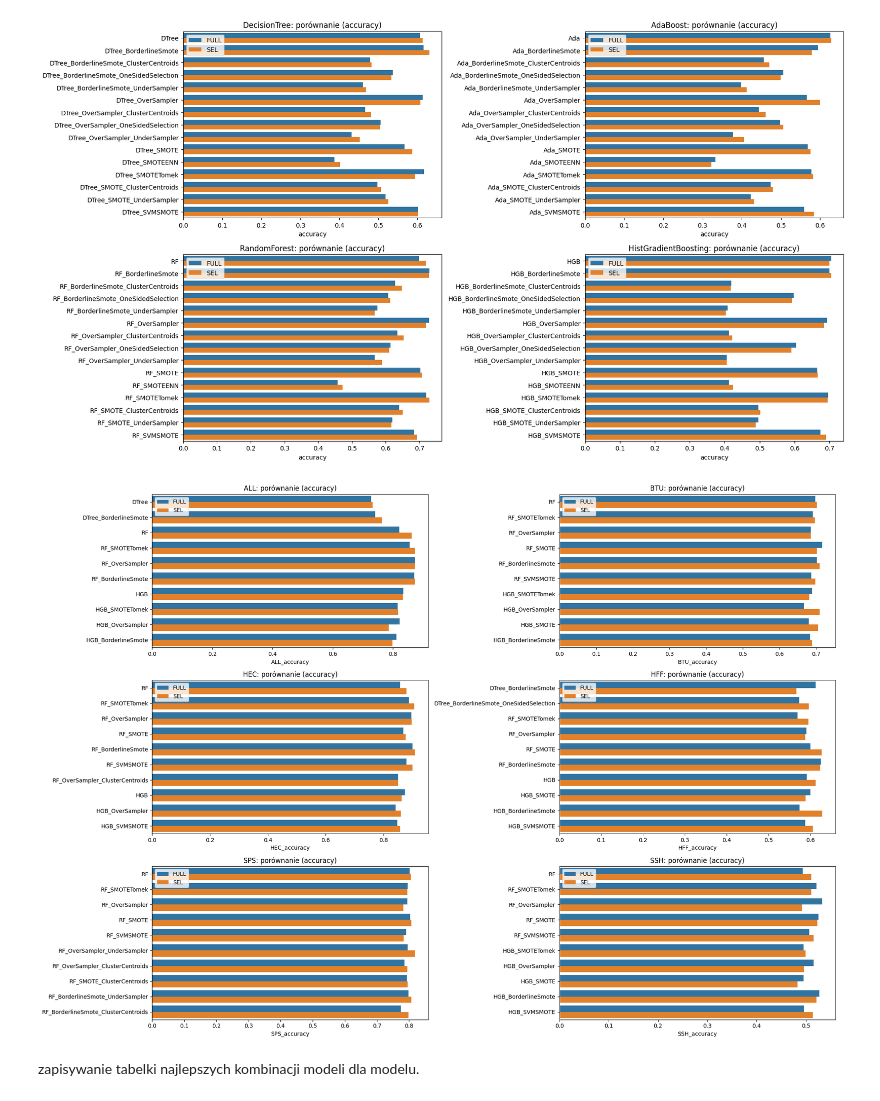
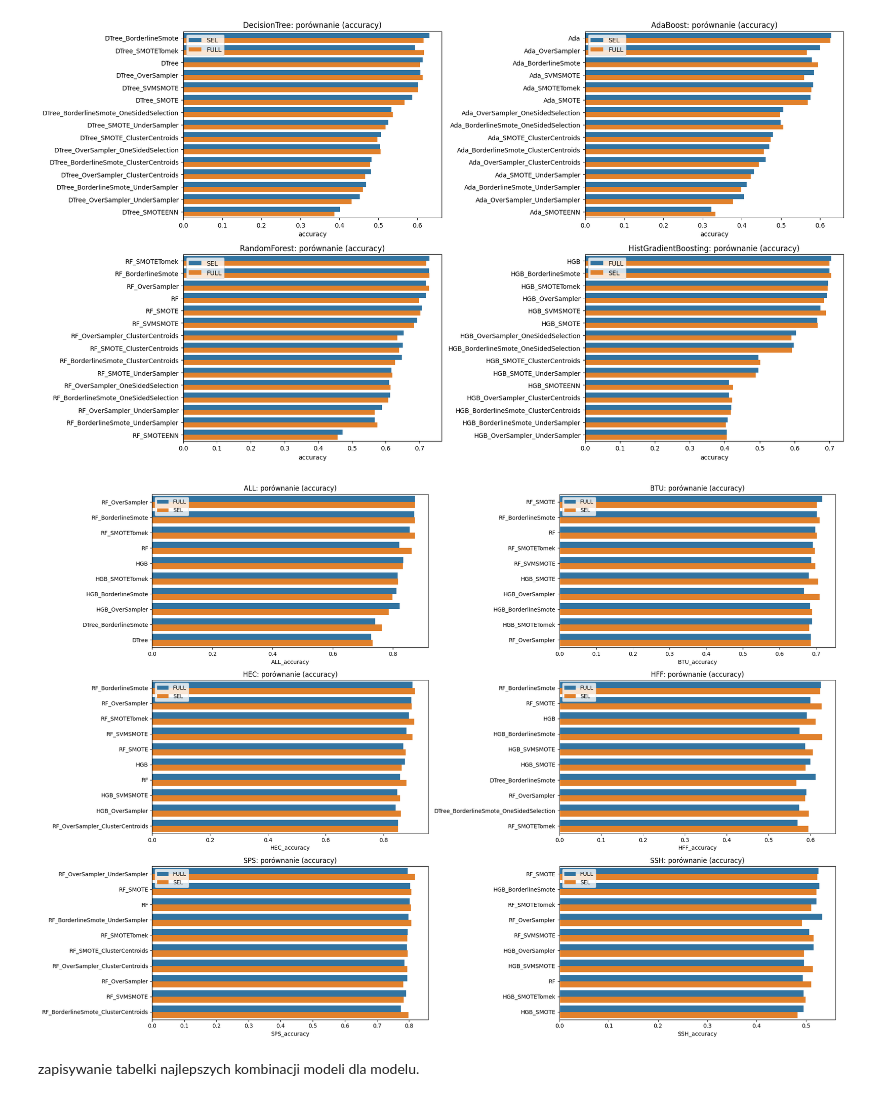
Before and after one commit to StopThatCart/Magisterka, a Jupyter notebook: projekt 2 rekonstrukcja/wynikus_oba.ipynb, the cells around one changed output. Cells and saved outputs as stored; diff of their text form; code cells hidden in the pictures.

Commit message:
Dodanie porównania modeli według dla każdego zbioru i poprawki błędów

```diff
--- a/projekt 2 rekonstrukcja/wynikus_oba.ipynb
+++ b/projekt 2 rekonstrukcja/wynikus_oba.ipynb
@@ -40,35 +40,38 @@ def model_plots(metric="accuracy"):
     fig, axes = plt.subplots(2, 2, figsize=(18, 10))
     axes = axes.flatten()
 
     metric_cols = [f"{ds}_{metric}" for ds in datasets]
     for i, base in enumerate(base_models):
         ax = axes[i]
 
         model_rows = df[df["model"].str.startswith(base)].copy()
         if model_rows.empty:
             ax.set_title(f"{base}: brak danych")
             ax.axis("off")
             continue
 
         model_rows["metric_mean"] = (model_rows[metric_cols].mean(axis=1))
 
         plot_df = (model_rows.dropna(subset=["metric_mean"]).groupby(["source", "model"], as_index=False)["metric_mean"].mean())
         plot_df["model"] = plot_df["model"].apply(shorten_model_names)
 
-        sns.barplot(data=plot_df, x="metric_mean", y="model", hue="source", ax=ax)
+        plot_df = plot_df.sort_values("metric_mean", ascending=False)
+        order = plot_df["model"].unique()
+
+        sns.barplot(data=plot_df, x="metric_mean", y="model", hue="source", ax=ax, order=order)
 
         ax.set_title(f"{base}: porównanie ({metric})")
         ax.legend(loc="upper left")
         ax.set_xlabel(metric)
         ax.set_ylabel("")
 
 
     plt.tight_layout()
     plt.show()
 
 model_plots(metric=metrics[0])
 # %% [output]
-[figure, old version]
+[figure, new version]
 # %%
 def dataset_plots(metric="accuracy"):
     fig, axes = plt.subplots(3, 2, figsize=(20, 14))
@@ -84,7 +87,10 @@ def dataset_plots(metric="accuracy"):
         top_models = (df_tmp.groupby("model")[col].mean().sort_values(ascending=False).head(10).index)
         df_tmp = df_tmp[df_tmp["model"].isin(top_models)]
 
-        sns.barplot(data=df_tmp, x=col, y="model", hue="source", ax=ax)
+
+        order = (df_tmp.groupby("model")[col].mean().sort_values(ascending=False).index)
+
+        sns.barplot(data=df_tmp, x=col, y="model", hue="source", ax=ax, order=order)
         ax.set_title(f"{ds}: porównanie ({metric})")
         ax.legend(loc="upper left")
         ax.set_ylabel("")
@@ -96,7 +102,7 @@ def dataset_plots(metric="accuracy"):
 
 dataset_plots(metric=metrics[0])
 # %% [output]
-[figure, old version]
+[figure, new version]
 # %% [markdown]
 zapisywanie tabelki najlepszych kombinacji modeli dla modelu.
 # %%
```
Also changed, not shown: parts of 4 cells of this notebook, 4 other files.
